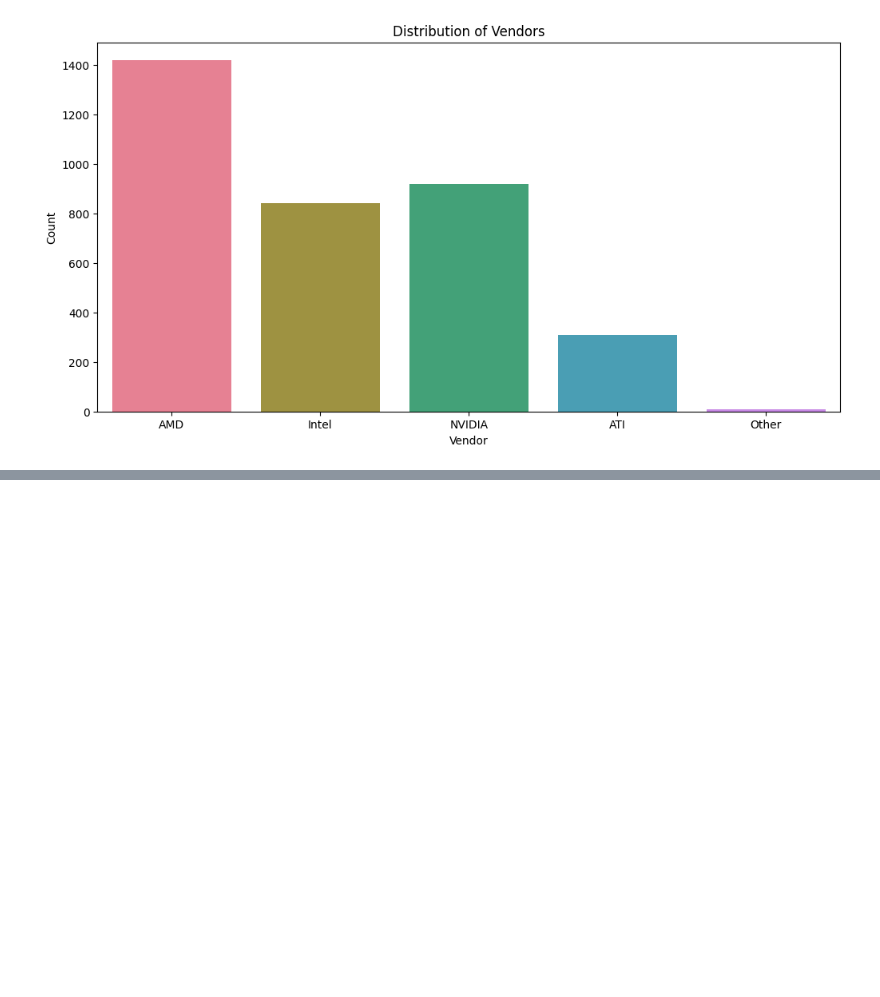
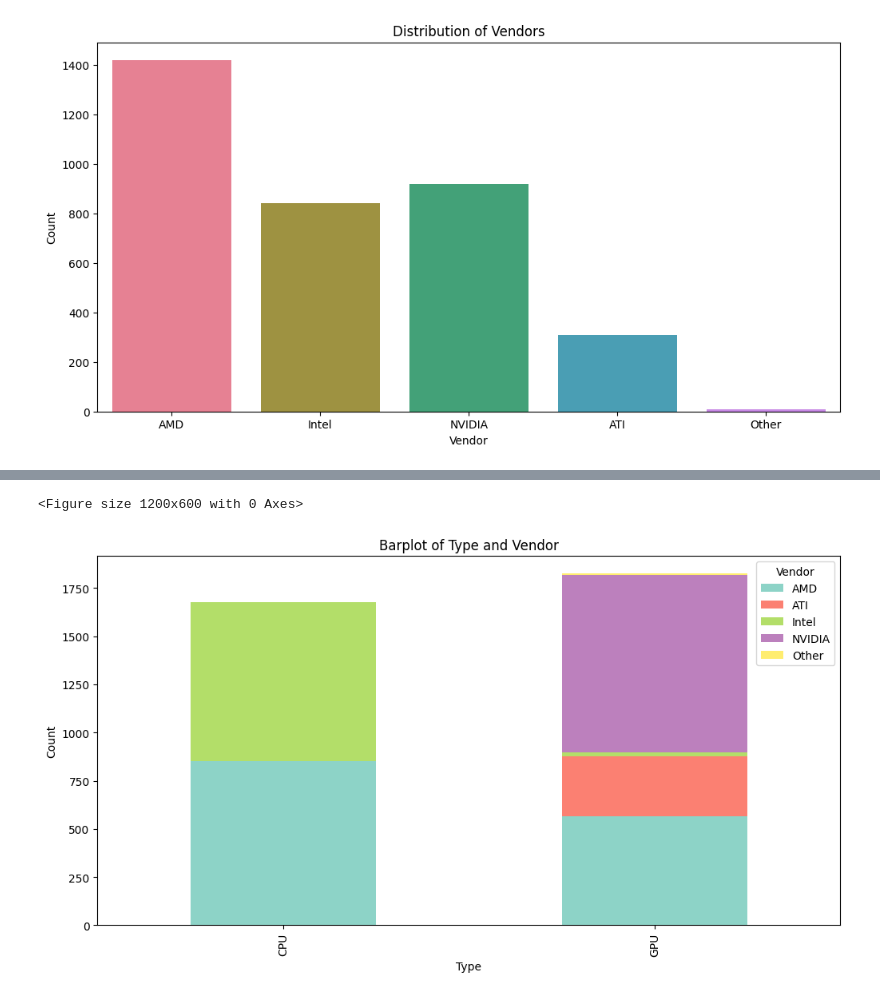
Before and after one commit to Zhengnan817/Project-3-Data-Reconstruction-and-Analysis, a Jupyter notebook: data_reconstruction_and_analysis.ipynb, the cells around one changed output, grey strips where cells are left out. Saved outputs shown, nothing was run; the diff lists cells and outputs as text; code cells hidden in the pictures; blank space fills up the shorter version.

```diff
--- a/data_reconstruction_and_analysis.ipynb
+++ b/data_reconstruction_and_analysis.ipynb
@@ -142,0 +134,5 @@ Passing `palette` without assigning `hue` is deprecated and will be removed in v
+# %%
+product_vendor_plt = EDA_part.type_vendor_plt()
+# %% [output]
+<Figure size 1200x600 with 0 Axes>
+[figure, added]
```
Also changed, not shown: parts of 16 cells of this notebook, 2 other files.
